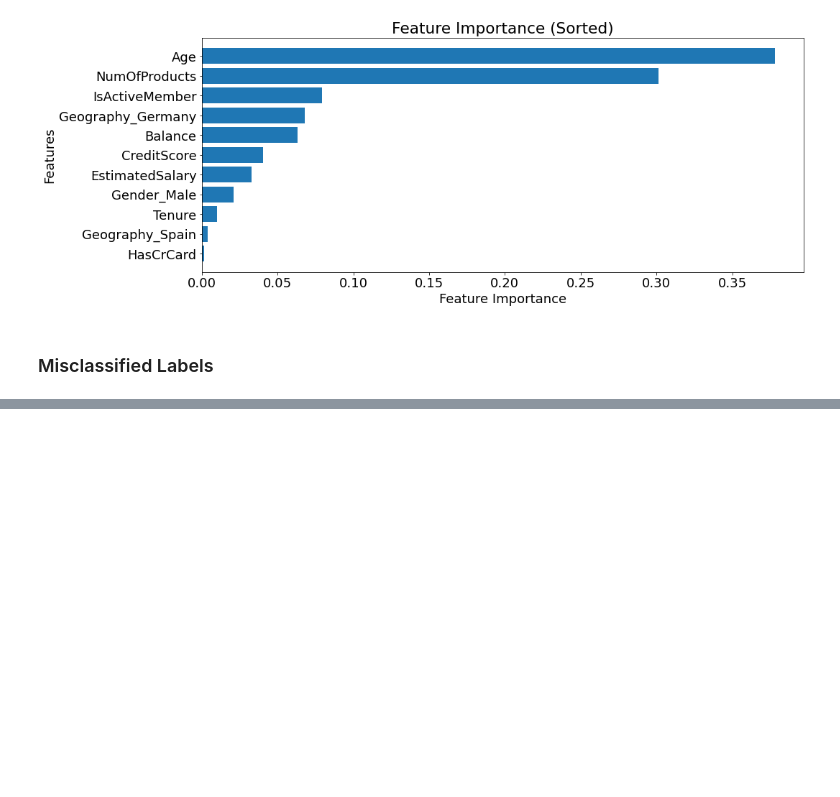
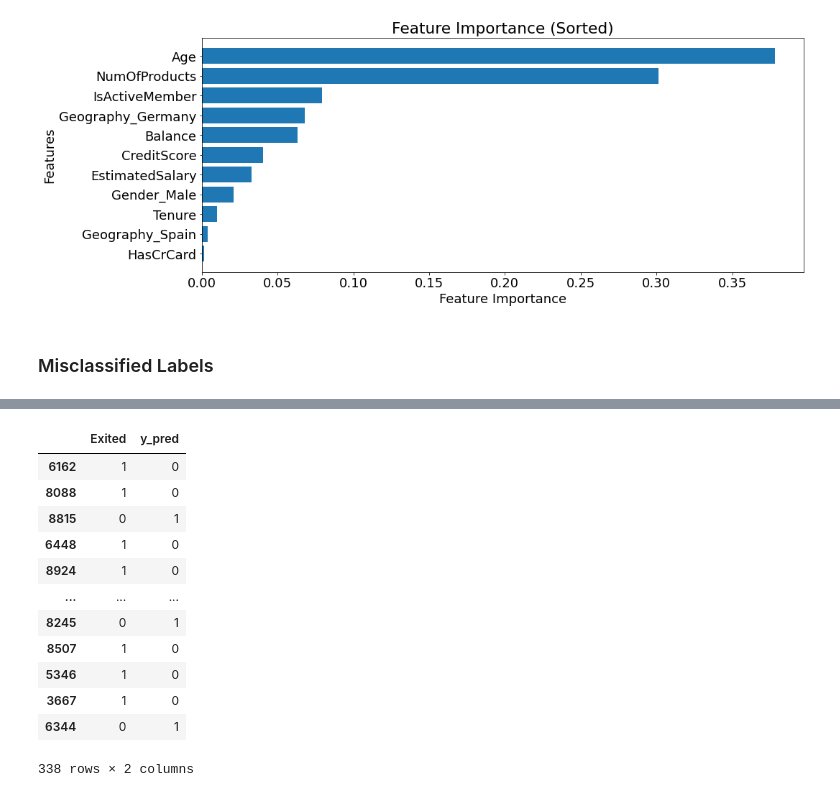
Before and after one commit to Yoyoyamato/churn_modeling, a Jupyter notebook: Final_Model.ipynb, the cells around one changed output, grey strips where cells are left out. Drawn from its saved outputs; the diff is of its cells as text; code cells hidden in the pictures; blank space fills up the shorter version.

```diff
--- a/Final_Model.ipynb
+++ b/Final_Model.ipynb
@@ -105,0 +124,17 @@ plt.show()
+# %%
+mis_clas = y_table[y_table.Exited != y_table.y_pred]
+mis_clas
+# %% [output]
+|  | Exited | y_pred |
+| 6162 | 1 | 0 |
+| 8088 | 1 | 0 |
+| 8815 | 0 | 1 |
+| 6448 | 1 | 0 |
+| 8924 | 1 | 0 |
+| ... | ... | ... |
+| 8245 | 0 | 1 |
+| 8507 | 1 | 0 |
+| 5346 | 1 | 0 |
+| 3667 | 1 | 0 |
+| 6344 | 0 | 1 |
+338 rows × 2 columns
```
Also changed, not shown: parts of 4 cells of this notebook.
